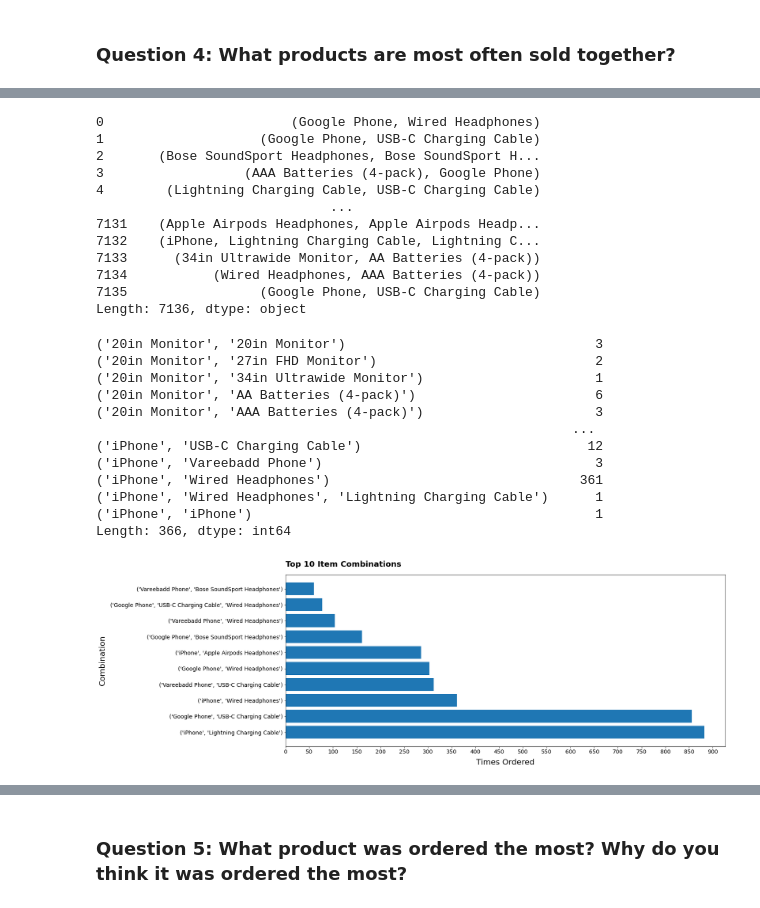
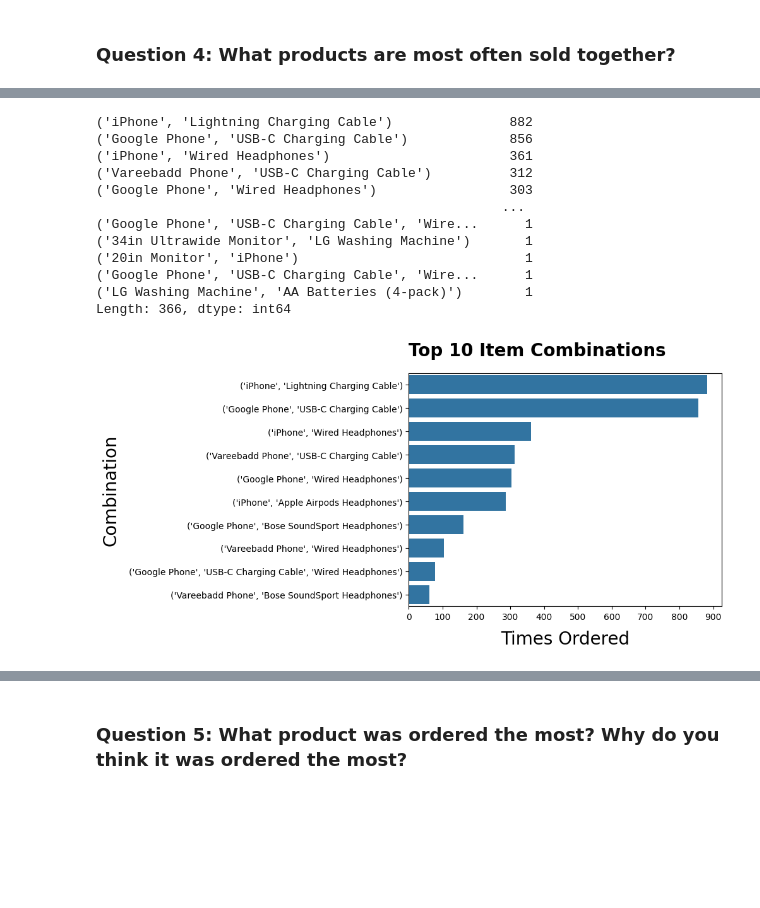
Before and after one commit to OsaMusa/sales-data-analysis, a Jupyter notebook: sales_data_analysis.ipynb, the cells around one changed output, grey strips where cells are left out. Drawn from its saved outputs; the diff is of its cells as text; code cells hidden in the pictures; blank space fills up the shorter version.

```diff
--- a/sales_data_analysis.ipynb
+++ b/sales_data_analysis.ipynb
@@ -100,8 +89,14 @@ dtype: object
 # %% [markdown]
 ## Data Exploration
 # %%
-# This function provides the highest tick in each graph
+
 def last_tick(num, step):
-    return int(np.ceil(num/step)) * step + 1
+    """
+    This function provides the highest tick in each graph.
+    """
+
+    stop = int(np.ceil(num/step)) * step + 1
+
+    return np.arange(0, stop, step)
 # %% [markdown]
 ### Question 1: What was the best month for sales? How much was earned that month?
@@ -166,4 +176,0 @@ city
-# %%
-all_data['City'] = city
-citites_df = all_data.groupby(all_data['City']).sum().sort_values('City')
-citites_df
@@ -262,48 +248,35 @@ for n in key_arr:
     order_dict[key_arr[count]] = tuple(ordered_together_df.loc[ordered_together_df['Order ID'] == key_arr[count], 'Product'])
     count+=1
 # %%
-order_ser = pd.Series(data=order_dict.values())
-order_ser
+order_freq_ser = pd.Series(data=order_dict.values()).value_counts()
+order_freq_ser.index = order_freq_ser.index.astype('string')
+
+order_freq_ser
 # %% [output]
-0                        (Google Phone, Wired Headphones)
-1                    (Google Phone, USB-C Charging Cable)
-2       (Bose SoundSport Headphones, Bose SoundSport H...
-3                  (AAA Batteries (4-pack), Google Phone)
-4        (Lightning Charging Cable, USB-C Charging Cable)
-                              ...
-7131    (Apple Airpods Headphones, Apple Airpods Headp...
-7132    (iPhone, Lightning Charging Cable, Lightning C...
-7133      (34in Ultrawide Monitor, AA Batteries (4-pack))
-7134           (Wired Headphones, AAA Batteries (4-pack))
-7135                 (Google Phone, USB-C Charging Cable)
-Length: 7136, dtype: object
+('iPhone', 'Lightning Charging Cable')               882
+('Google Phone', 'USB-C Charging Cable')             856
+('iPhone', 'Wired Headphones')                       361
+('Vareebadd Phone', 'USB-C Charging Cable')          312
+('Google Phone', 'Wired Headphones')                 303
+                                                    ...
+('Google Phone', 'USB-C Charging Cable', 'Wire...      1
+('34in Ultrawide Monitor', 'LG Washing Machine')       1
+('20in Monitor', 'iPhone')                             1
+('Google Phone', 'USB-C Charging Cable', 'Wire...      1
+('LG Washing Machine', 'AA Batteries (4-pack)')        1
+Length: 366, dtype: int64
-# %%
-order_freq_ser=order_ser.value_counts()
-order_freq_ser.index.astype('string')
-order_freq_ser.sort_index()
-# %% [output]
-('20in Monitor', '20in Monitor')                                3
-('20in Monitor', '27in FHD Monitor')                            2
-('20in Monitor', '34in Ultrawide Monitor')                      1
-('20in Monitor', 'AA Batteries (4-pack)')                       6
-('20in Monitor', 'AAA Batteries (4-pack)')                      3
-                                                             ...
-('iPhone', 'USB-C Charging Cable')                             12
-('iPhone', 'Vareebadd Phone')                                   3
-('iPhone', 'Wired Headphones')                                361
-('iPhone', 'Wired Headphones', 'Lightning Charging Cable')      1
-('iPhone', 'iPhone')                                            1
-Length: 366, dtype: int64
 # %%
 top_items = 10
-plt.figure(4, figsize=(20,8))
-plt.title('Top ' + str(top_items) + ' Item Combinations', fontdict={'fontsize':20, 'fontweight': 'bold'}, pad=20, loc='left')
-plt.xlabel('Times Ordered', fontdict={'fontsize':20}, labelpad=10)
-plt.ylabel('Combination', fontdict={'fontsize':20}, labelpad=10)
-plt.yticks(fontsize=14)
-plt.xticks(np.arange(0, last_tick(order_freq_ser.values.max(), 50), 50), fontsize=14)
-plt.barh(order_freq_ser.index[:top_items],order_freq_ser.values[:top_items])
+
+fig = sns.barplot(y=order_freq_ser.index[:top_items], x=order_freq_ser.values[:top_items], orient='h')
+
+fig.set_title('Top ' + str(top_items) + ' Item Combinations', fontdict={'fontsize':20, 'fontweight': 'bold'}, pad=20, loc='left')
+fig.set_xlabel('Times Ordered', fontdict={'fontsize':20}, labelpad=10)
+fig.set_ylabel('Combination', fontdict={'fontsize':20}, labelpad=10)
+
+fig.set_xticks(last_tick(order_freq_ser.values.max(), 100), fontsize=14)
+
 plt.show()
 # %% [output]
-[figure, old version]
+[figure, new version]
 # %% [markdown]
```
Also changed, not shown: parts of 27 cells of this notebook.
